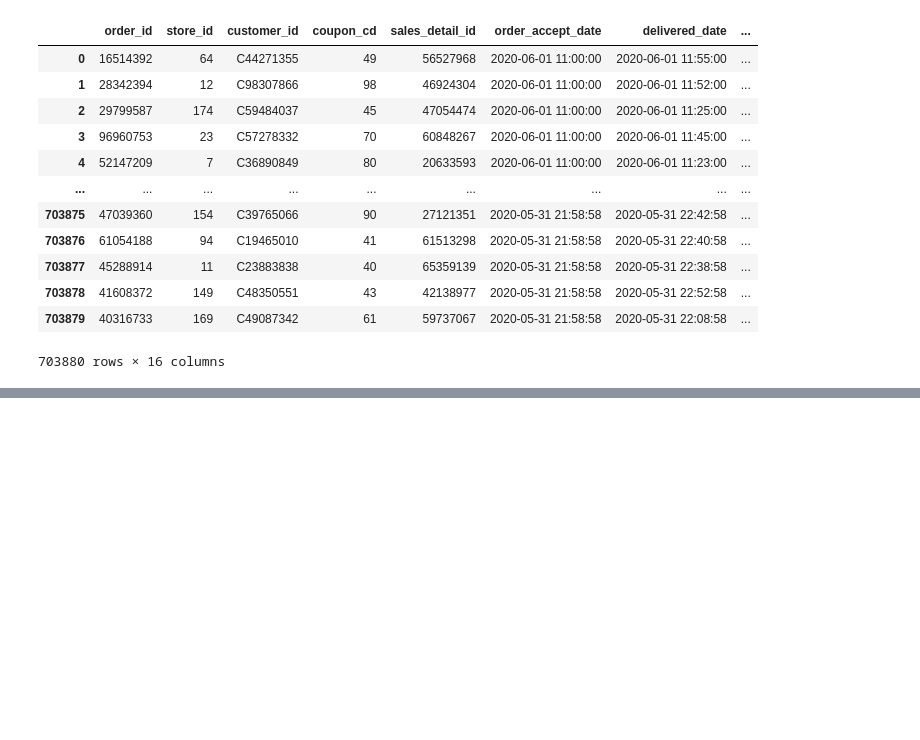
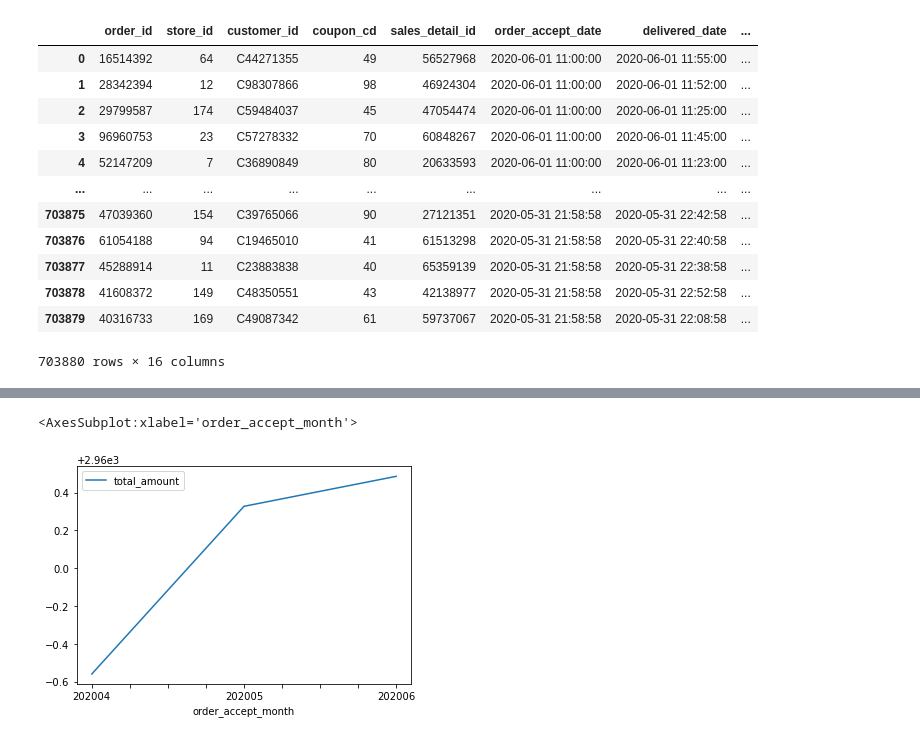
Before and after one commit to katuhito/workspace004, a Jupyter notebook: knock001.ipynb, the cells around one changed output, grey strips where cells are left out. Saved outputs shown, nothing was run; the diff lists cells and outputs as text; code cells hidden in the pictures; blank space fills up the shorter version.

```diff
--- a/knock001.ipynb
+++ b/knock001.ipynb
@@ -426,0 +630,6 @@ order_data.to_csv(output_file, index=False)
+# %%
+#売上の平均額を可視化
+month_data.mean().plot()
+# %% [output]
+<AxesSubplot:xlabel='order_accept_month'>
+[figure, added]
```
Also changed, not shown: parts of 27 cells of this notebook, 1 other file.
